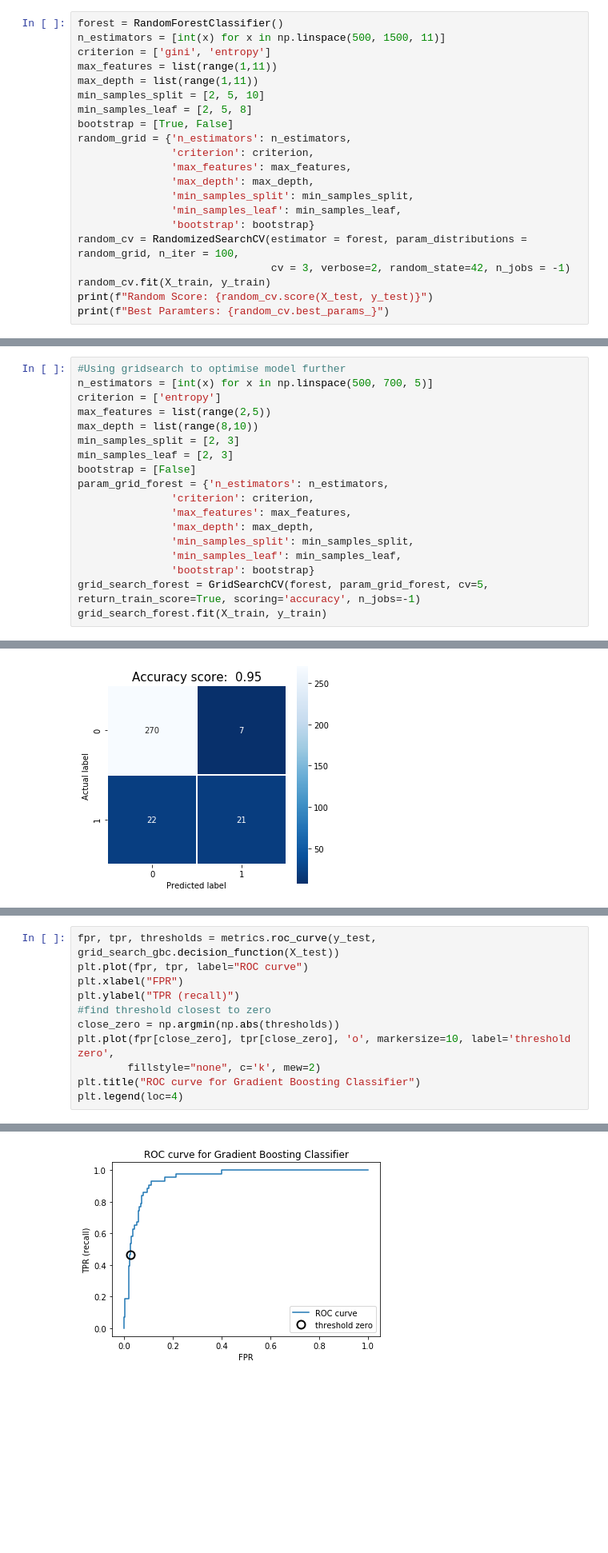
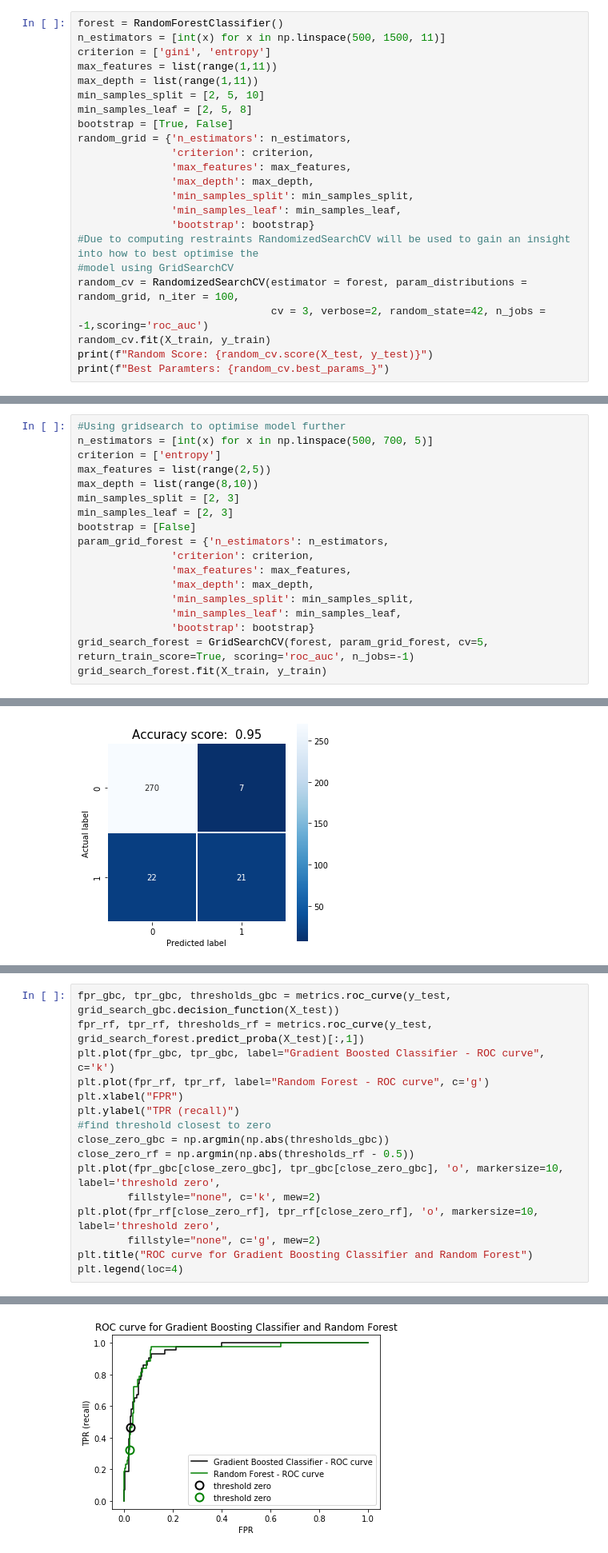
Before and after one commit to Luk390/wine_project, a Jupyter notebook: model.ipynb, the cells around one changed output, grey strips where cells are left out. Shown at 80% size. Saved outputs shown, nothing was run; the diff lists cells and outputs as text; blank space fills up the shorter version.

```diff
--- a/model.ipynb
+++ b/model.ipynb
@@ -260,8 +264,10 @@ random_grid = {'n_estimators': n_estimators,
                'min_samples_split': min_samples_split,
                'min_samples_leaf': min_samples_leaf,
                'bootstrap': bootstrap}
+#Due to computing restraints RandomizedSearchCV will be used to gain an insight into how to best optimise the
+#model using GridSearchCV
 random_cv = RandomizedSearchCV(estimator = forest, param_distributions = random_grid, n_iter = 100,
-                               cv = 3, verbose=2, random_state=42, n_jobs = -1)
+                               cv = 3, verbose=2, random_state=42, n_jobs = -1,scoring='roc_auc')
 random_cv.fit(X_train, y_train)
 print(f"Random Score: {random_cv.score(X_test, y_test)}")
 print(f"Best Paramters: {random_cv.best_params_}")
@@ -289,7 +295,7 @@ param_grid_forest = {'n_estimators': n_estimators,
                'min_samples_split': min_samples_split,
                'min_samples_leaf': min_samples_leaf,
                'bootstrap': bootstrap}
-grid_search_forest = GridSearchCV(forest, param_grid_forest, cv=5, return_train_score=True, scoring='accuracy', n_jobs=-1)
+grid_search_forest = GridSearchCV(forest, param_grid_forest, cv=5, return_train_score=True, scoring='roc_auc', n_jobs=-1)
 grid_search_forest.fit(X_train, y_train)
 # %% [output]
 GridSearchCV(cv=5, error_score='raise-deprecating',
@@ -400,15 +419,20 @@ Tuning the Gradient Boosting classifier has managed to produce a model with 95%
 # %%
-fpr, tpr, thresholds = metrics.roc_curve(y_test, grid_search_gbc.decision_function(X_test))
-plt.plot(fpr, tpr, label="ROC curve")
+fpr_gbc, tpr_gbc, thresholds_gbc = metrics.roc_curve(y_test, grid_search_gbc.decision_function(X_test))
+fpr_rf, tpr_rf, thresholds_rf = metrics.roc_curve(y_test, grid_search_forest.predict_proba(X_test)[:,1])
+plt.plot(fpr_gbc, tpr_gbc, label="Gradient Boosted Classifier - ROC curve", c='k')
+plt.plot(fpr_rf, tpr_rf, label="Random Forest - ROC curve", c='g')
 plt.xlabel("FPR")
 plt.ylabel("TPR (recall)")
 #find threshold closest to zero
-close_zero = np.argmin(np.abs(thresholds))
-plt.plot(fpr[close_zero], tpr[close_zero], 'o', markersize=10, label='threshold zero',
+close_zero_gbc = np.argmin(np.abs(thresholds_gbc))
+close_zero_rf = np.argmin(np.abs(thresholds_rf - 0.5))
+plt.plot(fpr_gbc[close_zero_gbc], tpr_gbc[close_zero_gbc], 'o', markersize=10, label='threshold zero',
         fillstyle="none", c='k', mew=2)
-plt.title("ROC curve for Gradient Boosting Classifier")
+plt.plot(fpr_rf[close_zero_rf], tpr_rf[close_zero_rf], 'o', markersize=10, label='threshold zero',
+        fillstyle="none", c='g', mew=2)
+plt.title("ROC curve for Gradient Boosting Classifier and Random Forest")
 plt.legend(loc=4)
 # %% [output]
 <matplotlib.legend.Legend at 0x...>
-[figure, old version]
+[figure, new version]
 # %% [markdown]
```
Also changed, not shown: parts of 12 cells of this notebook.
